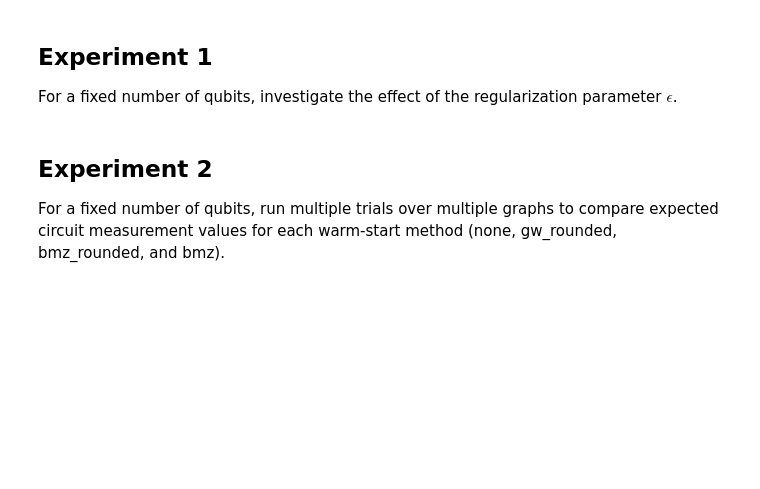
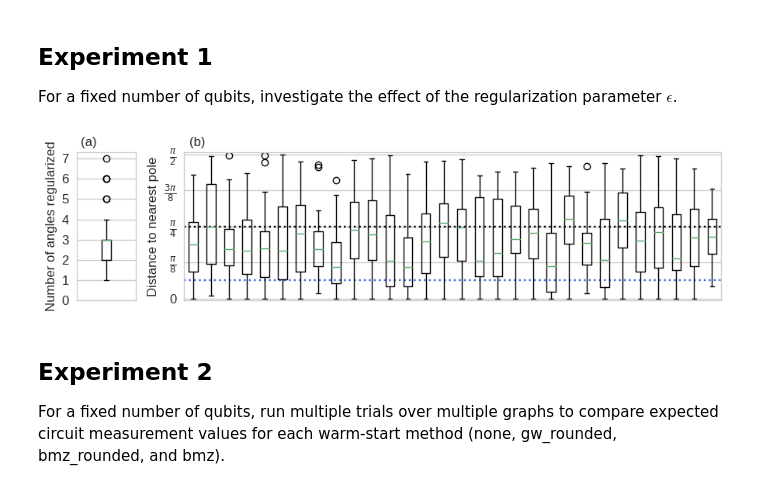
Before and after one commit to samco7/qaoa, a Jupyter notebook: notebooks/experiment_runs.ipynb, the cells around one changed output. Cells and saved outputs as stored; diff of their text form; code cells hidden in the pictures; blank space fills up the shorter version.

Commit message:
completely reworked experiment 1

```diff
--- a/notebooks/experiment_runs.ipynb
+++ b/notebooks/experiment_runs.ipynb
@@ -28,13 +28,14 @@ Test the performance of each relaxed classical solver on various numbers of qubi
 ## Experiment 1
 For a fixed number of qubits, investigate the effect of the regularization parameter $\epsilon$.
 # %%
-# n_qubits = 20
-# n_layers = 2
-# n_trials = 30
-# epsilons = np.arange(0, .501, .025)
-# shots = 512
-# res = experiment_1(n_qubits=n_qubits, n_layers=n_layers, n_trials=n_trials, epsilons=epsilons, backend=backend, shots=shots)
-# plot_experiment_1(res)
+n_qubits = 20
+n_layers = 2
+n_trials = 30
+shots = 512
+res = experiment_1(n_qubits=n_qubits, n_layers=n_layers, n_trials=n_trials, epsilon=.2, backend=backend, shots=shots)
+plot_experiment_1(res)
+# %% [output]
+[figure, added]
 # %% [markdown]
 ## Experiment 2
 
```
Also changed, not shown: parts of 1 cell of this notebook, 1 other file.
